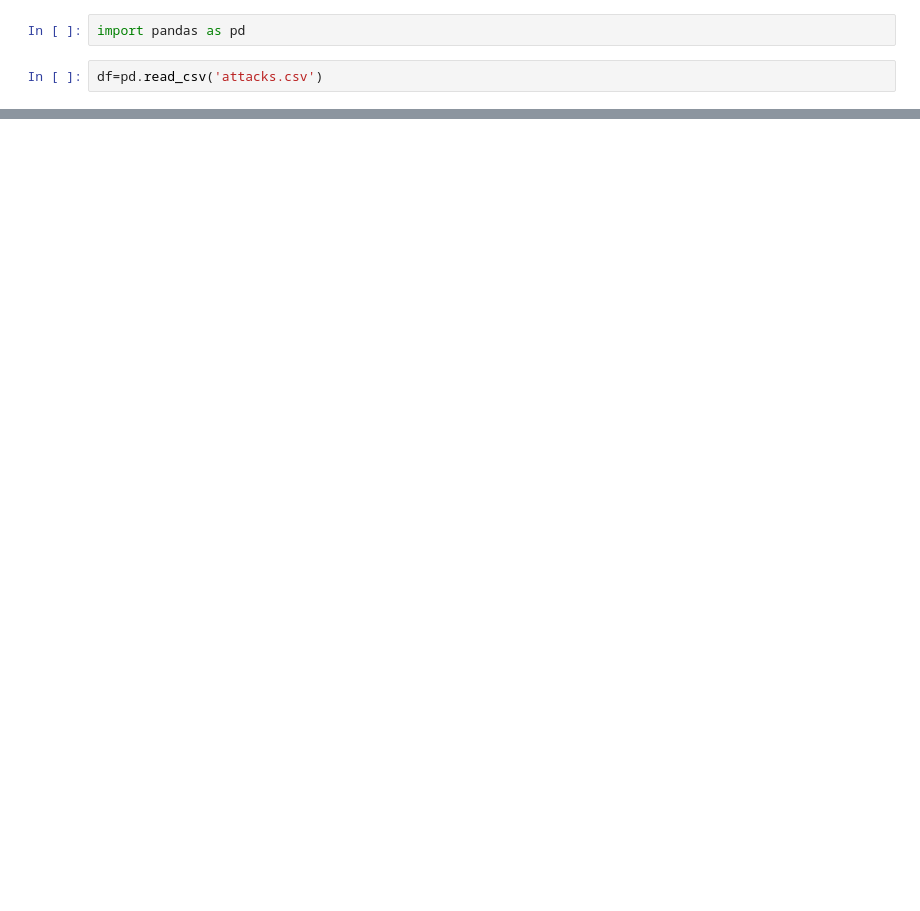
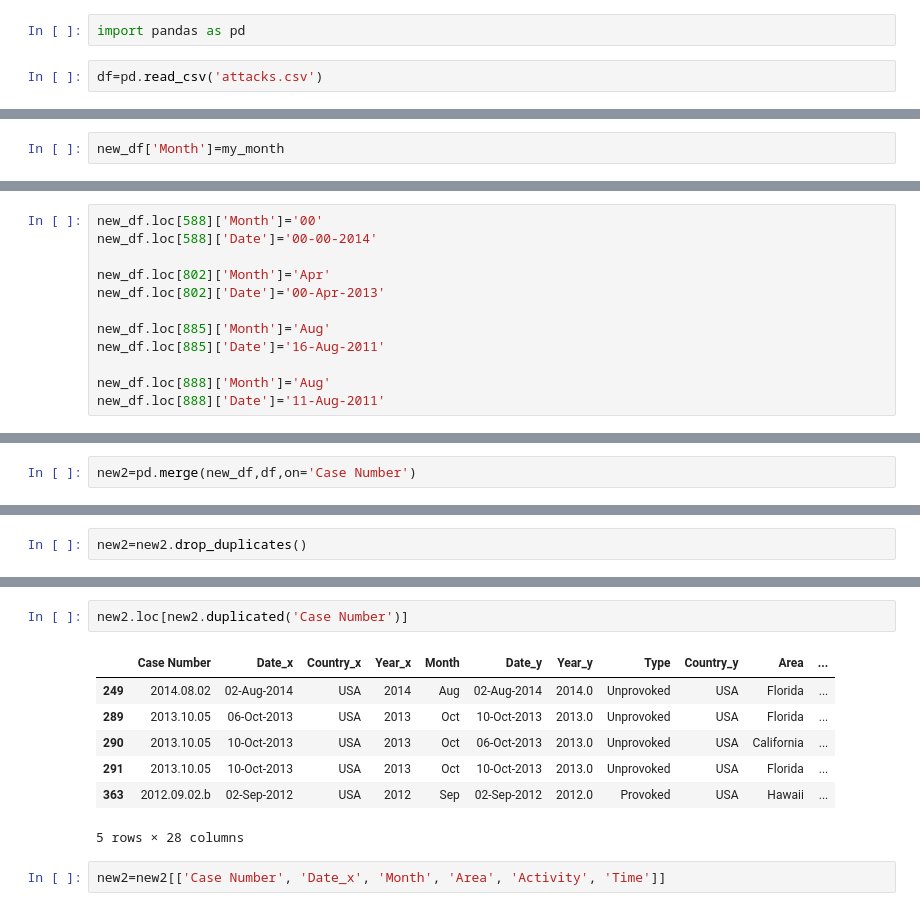
Before and after one commit to RGazzaneo/projeto_SharkAttack, a Jupyter notebook: Untitled.ipynb, the cells around one changed output, grey strips where cells are left out. Drawn from its saved outputs; the diff is of its cells as text; blank space fills up the shorter version.

```diff
--- a/Untitled.ipynb
+++ b/Untitled.ipynb
@@ -22,0 +80,2 @@ df
+# %%
+new_df['Month']=my_month
@@ -22,0 +92,12 @@ df
+# %%
+new_df.loc[588]['Month']='00'
+new_df.loc[588]['Date']='00-00-2014'
+
+new_df.loc[802]['Month']='Apr'
+new_df.loc[802]['Date']='00-Apr-2013'
+
+new_df.loc[885]['Month']='Aug'
+new_df.loc[885]['Date']='16-Aug-2011'
+
+new_df.loc[888]['Month']='Aug'
+new_df.loc[888]['Date']='11-Aug-2011'
@@ -22,0 +171,2 @@ df
+# %%
+new2=pd.merge(new_df,df,on='Case Number')
@@ -22,0 +181,2 @@ df
+# %%
+new2=new2.drop_duplicates()
@@ -22,0 +190,12 @@ df
+# %%
+new2.loc[new2.duplicated('Case Number')]
+# %% [output]
+|  | Case Number | Date_x | Country_x | Year_x | Month | Date_y | Year_y | Type | Country_y | Area | ... |
+| 249 | 2014.08.02 | 02-Aug-2014 | USA | 2014 | Aug | 02-Aug-2014 | 2014.0 | Unprovoked | USA | Florida | ... |
+| 289 | 2013.10.05 | 06-Oct-2013 | USA | 2013 | Oct | 10-Oct-2013 | 2013.0 | Unprovoked | USA | Florida | ... |
+| 290 | 2013.10.05 | 10-Oct-2013 | USA | 2013 | Oct | 06-Oct-2013 | 2013.0 | Unprovoked | USA | California | ... |
+| 291 | 2013.10.05 | 10-Oct-2013 | USA | 2013 | Oct | 10-Oct-2013 | 2013.0 | Unprovoked | USA | Florida | ... |
+| 363 | 2012.09.02.b | 02-Sep-2012 | USA | 2012 | Sep | 02-Sep-2012 | 2012.0 | Provoked | USA | Hawaii | ... |
+5 rows × 28 columns
+# %%
+new2=new2[['Case Number', 'Date_x', 'Month', 'Area', 'Activity', 'Time']]
```
Also changed, not shown: parts of 42 cells of this notebook.
